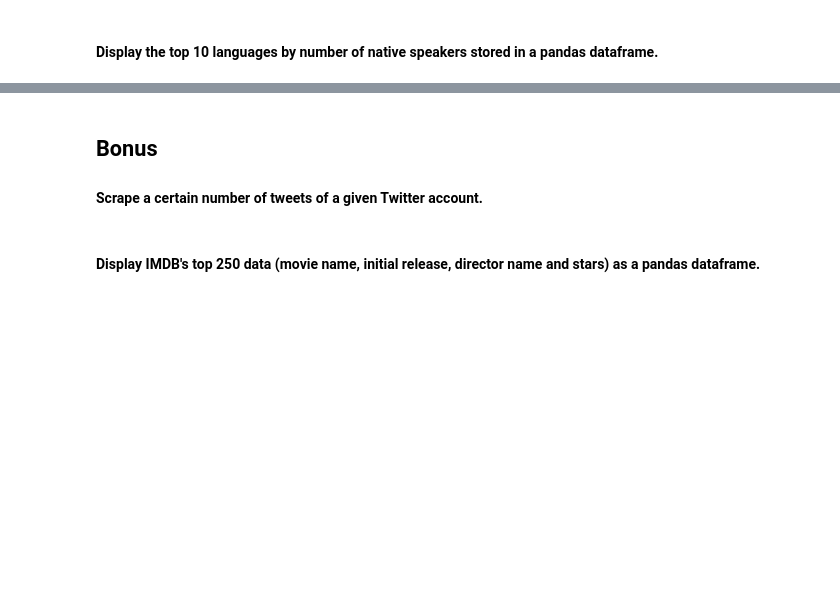
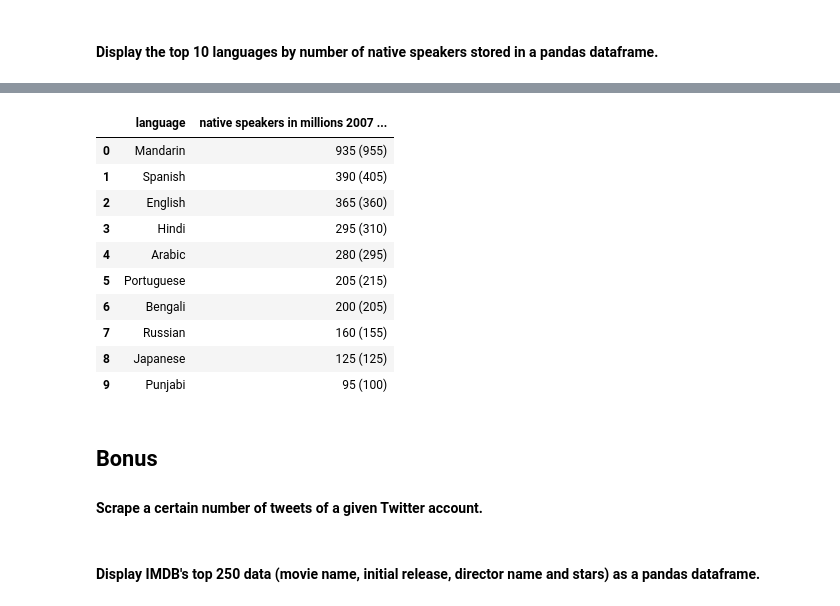
Before and after one commit to alvaro-saez/dataptmad1121_labs, a Jupyter notebook: extra-work/m1/lab-web-scraping/your-code/[lab-web-scraping] Alvaro Saez.ipynb, the cells around one changed output, grey strips where cells are left out. Cells and saved outputs as stored; diff of their text form; code cells hidden in the pictures; blank space fills up the shorter version.

```diff
--- a/extra-work/m1/lab-web-scraping/your-code/[lab-web-scraping] Alvaro Saez.ipynb
+++ b/extra-work/m1/lab-web-scraping/your-code/[lab-web-scraping] Alvaro Saez.ipynb
@@ -386,4 +431,5 @@ url = 'https://data.gov.uk/'
 #### Display the top 10 languages by number of native speakers stored in a pandas dataframe.
 # %%
 # This is the url you will scrape in this exercise
-url = 'https://en.wikipedia.org/wiki/List_of_languages_by_number_of_native_speakers'
+url_top10 = 'https://en.wikipedia.org/wiki/List_of_languages_by_number_of_native_speakers'
+response_top10 = requests.get(url_top10).content
@@ -391,0 +436,6 @@ url = 'https://en.wikipedia.org/wiki/List_of_languages_by_number_of_native_speak
+# %%
+# your code here
+parsed_top10 = bs4.BeautifulSoup(response_top10,"html.parser").find_all("table", {"class": "wikitable sortable"})[1].tbody.find_all("a")
+parsed_top10
+parsed_top10_list = [i.string for i in parsed_top10 if i.string!="[a]"][:10]
+parsed_top10_list
@@ -391,0 +453,5 @@ url = 'https://en.wikipedia.org/wiki/List_of_languages_by_number_of_native_speak
+# %%
+parsed_top10_ns = bs4.BeautifulSoup(response_top10,"html.parser").find_all("table", {"class": "wikitable sortable"})[1].tbody.find_all("td")
+parsed_top10_ns
+parsed_top10_list_ns = [i.string for i in parsed_top10_ns  if "(" in str(i.string)][:10]
+parsed_top10_list_ns
@@ -392,3 +469,18 @@ url = 'https://en.wikipedia.org/wiki/List_of_languages_by_number_of_native_speak
+# %%
+parsed_top10_df = pd.DataFrame({"language":parsed_top10_list, "native speakers in millions 2007 (2010)":parsed_top10_list_ns})
+parsed_top10_df
+# %% [output]
+|  | language | native speakers in millions 2007 ... |
+| 0 | Mandarin | 935 (955) |
+| 1 | Spanish | 390 (405) |
+| 2 | English | 365 (360) |
+| 3 | Hindi | 295 (310) |
+| 4 | Arabic | 280 (295) |
+| 5 | Portuguese | 205 (215) |
+| 6 | Bengali | 200 (205) |
+| 7 | Russian | 160 (155) |
+| 8 | Japanese | 125 (125) |
+| 9 | Punjabi | 95 (100) |
 # %% [markdown]
 ## Bonus
 #### Scrape a certain number of tweets of a given Twitter account.
```
Also changed, not shown: parts of 20 cells of this notebook.
